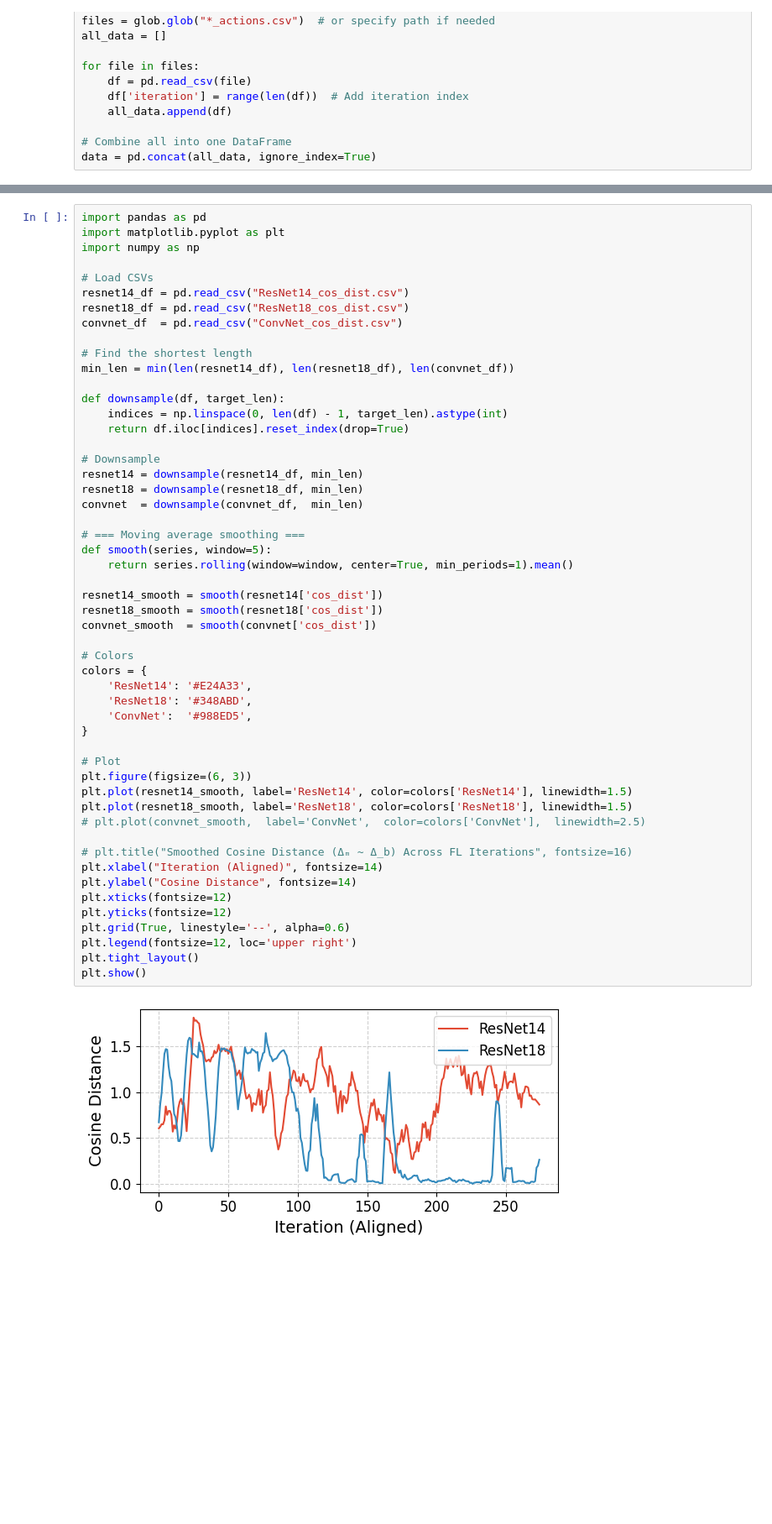
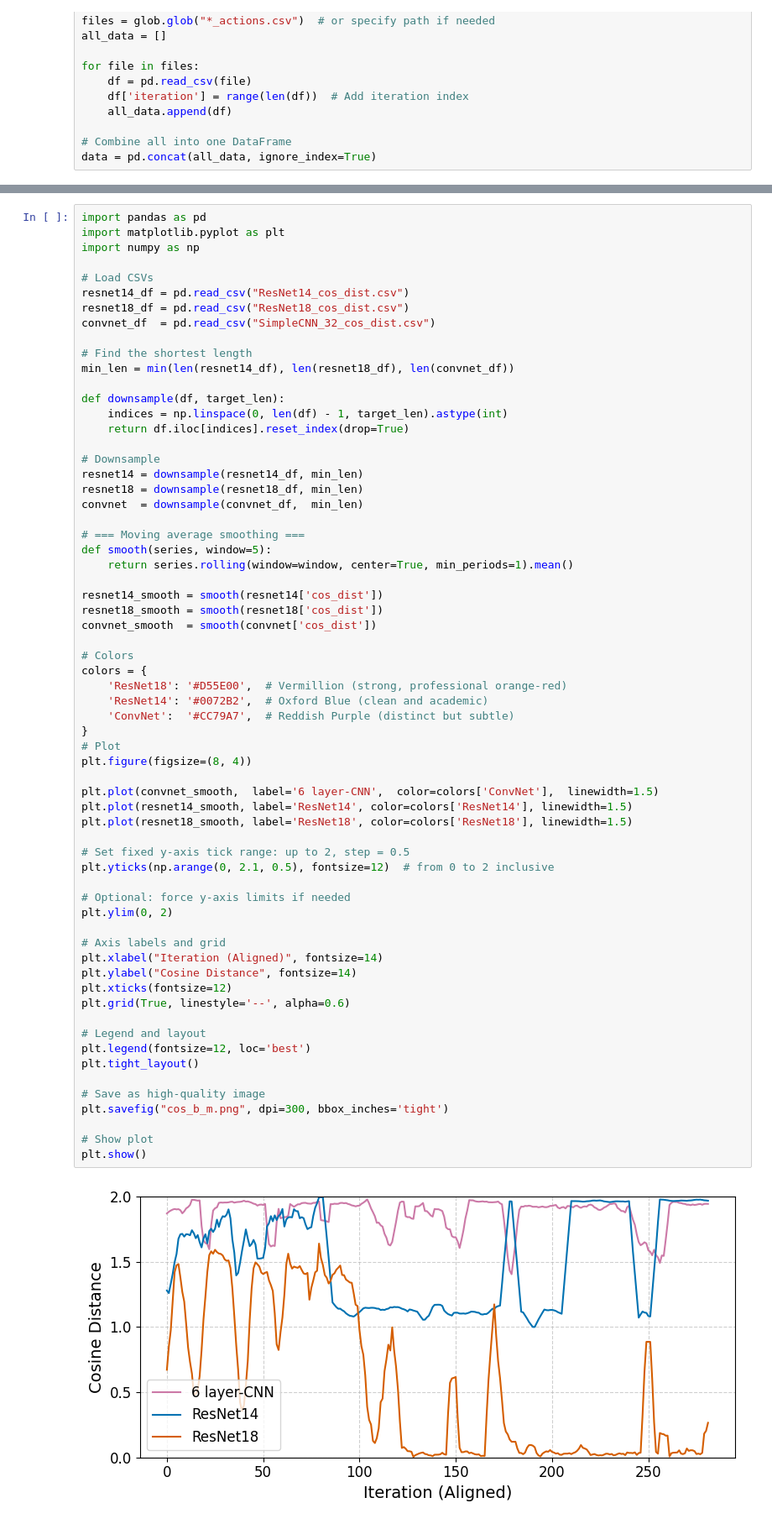
Before and after one commit to yangland/FedON, a Jupyter notebook: jupyter_notebooks/visualization.ipynb, the cells around one changed output, grey strips where cells are left out. Shown at 84% size. Drawn from its saved outputs; the diff is of its cells as text; blank space fills up the shorter version.

```diff
--- a/jupyter_notebooks/visualization.ipynb
+++ b/jupyter_notebooks/visualization.ipynb
@@ -549,7 +549,7 @@ import numpy as np
 # Load CSVs
 resnet14_df = pd.read_csv("ResNet14_cos_dist.csv")
 resnet18_df = pd.read_csv("ResNet18_cos_dist.csv")
-convnet_df  = pd.read_csv("ConvNet_cos_dist.csv")
+convnet_df  = pd.read_csv("SimpleCNN_32_cos_dist.csv")
 
 # Find the shortest length
 min_len = min(len(resnet14_df), len(resnet18_df), len(convnet_df))
@@ -558,40 +558,52 @@ def downsample(df, target_len):
     indices = np.linspace(0, len(df) - 1, target_len).astype(int)
     return df.iloc[indices].reset_index(drop=True)
 
 # Downsample
 resnet14 = downsample(resnet14_df, min_len)
 resnet18 = downsample(resnet18_df, min_len)
 convnet  = downsample(convnet_df,  min_len)
 
 # === Moving average smoothing ===
 def smooth(series, window=5):
     return series.rolling(window=window, center=True, min_periods=1).mean()
 
 resnet14_smooth = smooth(resnet14['cos_dist'])
 resnet18_smooth = smooth(resnet18['cos_dist'])
 convnet_smooth  = smooth(convnet['cos_dist'])
 
 # Colors
 colors = {
-    'ResNet14': '#E24A33',
-    'ResNet18': '#348ABD',
-    'ConvNet':  '#988ED5',
+    'ResNet18': '#D55E00',  # Vermillion (strong, professional orange-red)
+    'ResNet14': '#0072B2',  # Oxford Blue (clean and academic)
+    'ConvNet':  '#CC79A7',  # Reddish Purple (distinct but subtle)
 }
+# Plot
+plt.figure(figsize=(8, 4))
 
-# Plot
-plt.figure(figsize=(6, 3))
+plt.plot(convnet_smooth,  label='6 layer-CNN',  color=colors['ConvNet'],  linewidth=1.5)
 plt.plot(resnet14_smooth, label='ResNet14', color=colors['ResNet14'], linewidth=1.5)
 plt.plot(resnet18_smooth, label='ResNet18', color=colors['ResNet18'], linewidth=1.5)
-# plt.plot(convnet_smooth,  label='ConvNet',  color=colors['ConvNet'],  linewidth=2.5)
 
-# plt.title("Smoothed Cosine Distance (Δₘ ~ Δ_b) Across FL Iterations", fontsize=16)
+# Set fixed y-axis tick range: up to 2, step = 0.5
+plt.yticks(np.arange(0, 2.1, 0.5), fontsize=12)  # from 0 to 2 inclusive
+
+# Optional: force y-axis limits if needed
+plt.ylim(0, 2)
+
+# Axis labels and grid
 plt.xlabel("Iteration (Aligned)", fontsize=14)
 plt.ylabel("Cosine Distance", fontsize=14)
 plt.xticks(fontsize=12)
-plt.yticks(fontsize=12)
 plt.grid(True, linestyle='--', alpha=0.6)
-plt.legend(fontsize=12, loc='upper right')
+
+# Legend and layout
+plt.legend(fontsize=12, loc='best')
 plt.tight_layout()
+
+# Save as high-quality image
+plt.savefig("cos_b_m.png", dpi=300, bbox_inches='tight')
+
+# Show plot
 plt.show()
 # %% [output]
-[figure, old version]
+[figure, new version]
```
Also changed, not shown: parts of 1 cell of this notebook, 12 other files.
